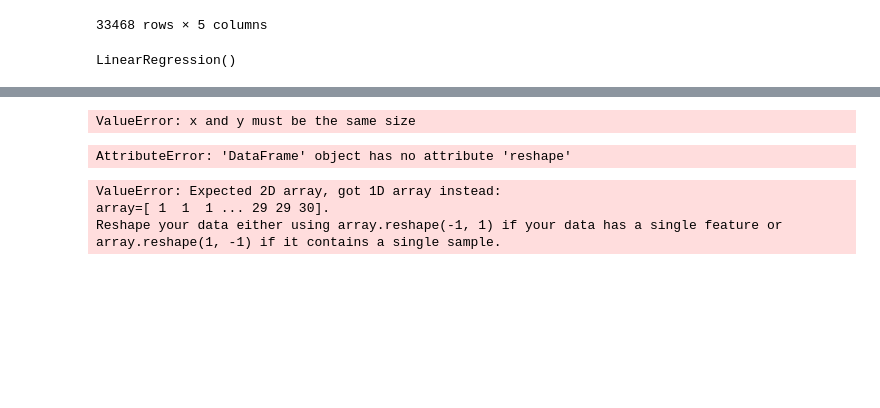
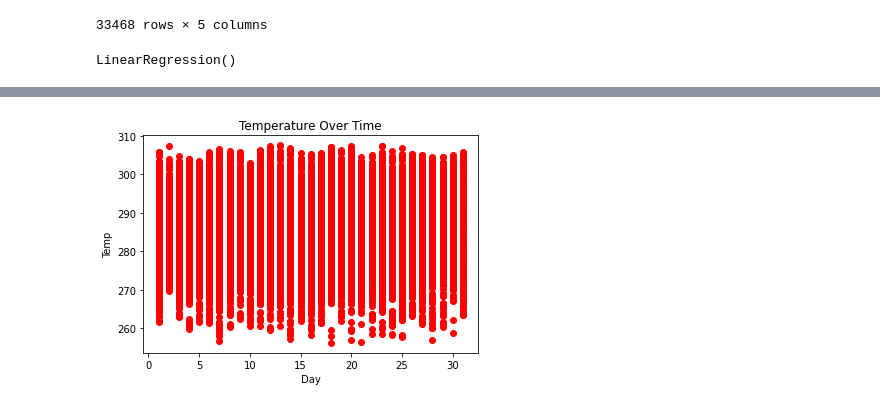
Before and after one commit to jarewa2/project_2, a Jupyter notebook: Linear-regression.ipynb, the cells around one changed output, grey strips where cells are left out. Saved outputs shown, nothing was run; the diff lists cells and outputs as text; code cells hidden in the pictures; blank space fills up the shorter version.

```diff
--- a/Linear-regression.ipynb
+++ b/Linear-regression.ipynb
@@ -199,21 +230,13 @@ plt.scatter(data['day_of_year'], data.temperature)
 # %%
-plt.scatter(datetime, data.temperature, color = "red")
+plt.scatter(x_test.day, y_test, color = "red")
 plt.title("Temperature Over Time")
 plt.xlabel("Day")
 plt.ylabel("Temp")
 plt.show()
 # %% [output]
-ValueError: x and y must be the same size
+[figure, added]
-# %%
-data.reshape(-1, 1)
-# %% [output]
-AttributeError: 'DataFrame' object has no attribute 'reshape'
 # %%
-score = regr.score(data.day, data.temperature)
-r2 = r2_score(y, predictions)
+#score = regr.score(data.day, data.temperature)
+#r2 = r2_score(y, preds)
 
-print(f"Score: {score}, r2: {r2}")
+#print(f"Score: {score}, r2: {r2}")
-# %% [output]
-ValueError: Expected 2D array, got 1D array instead:
-array=[ 1  1  1 ... 29 29 30].
-Reshape your data either using array.reshape(-1, 1) if your data has a single feature or array.reshape(1, -1) if it contains a single sample.
```
Also changed, not shown: parts of 17 cells of this notebook, 2 other files.
